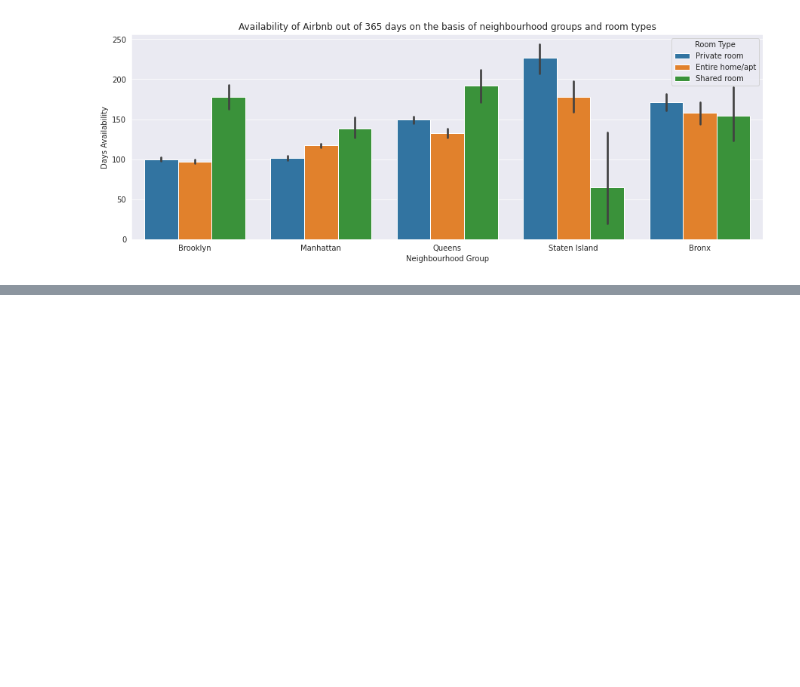
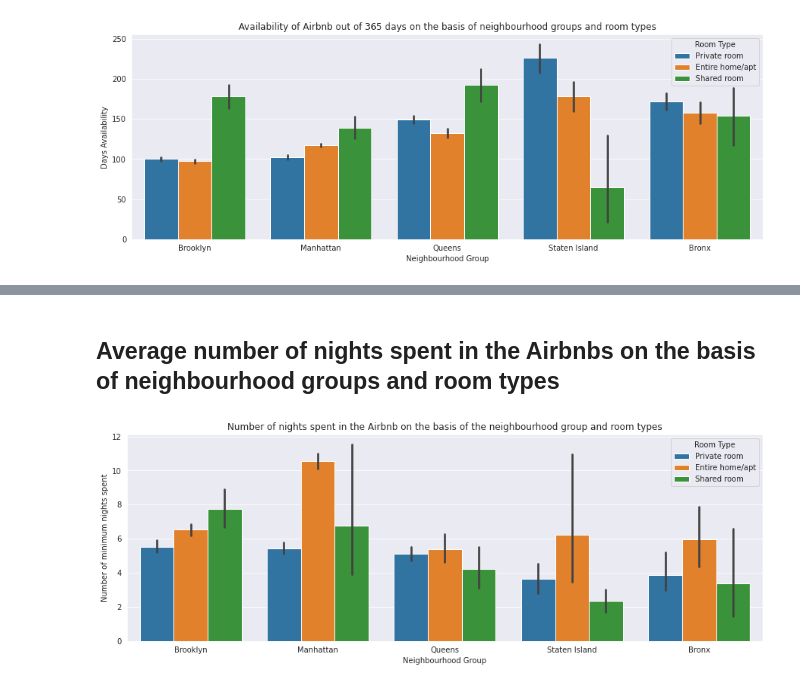
Before and after one commit to rsonar821/EDA-Capstone-Project, a Jupyter notebook: Airbnb_EDA_Capstone_Project_(Raj_Sonar).ipynb, the cells around one changed output, grey strips where cells are left out. Drawn from its saved outputs; the diff is of its cells as text; code cells hidden in the pictures; blank space fills up the shorter version.

```diff
--- a/Airbnb_EDA_Capstone_Project_(Raj_Sonar).ipynb
+++ b/Airbnb_EDA_Capstone_Project_(Raj_Sonar).ipynb
@@ -416,0 +440,23 @@ plt.show(figure)
+# %% [markdown]
+## **Average number of nights spent in the Airbnbs on the basis of neighbourhood groups and room types**
+# %%
+# Defining the size of the graph
+plt.figure(figsize=(15,5))
+
+# Plotting a bar graph
+figure = sns.barplot(x='neighbourhood_group',y='minimum_nights', data=df, hue='room_type')
+
+# Defining the title of the graph
+figure.set(title='Number of nights spent in the Airbnb on the basis of the neighbourhood group and room types')
+
+# Defining the legend title
+plt.legend(title="Room Type")
+
+# Defining the labels of the graph
+figure.set_xlabel("Neighbourhood Group")
+figure.set_ylabel("Number of minimum nights spent")
+
+# Displaying the graph
+plt.show(figure)
+# %% [output]
+[figure, added]
```
Also changed, not shown: parts of 4 cells of this notebook.
